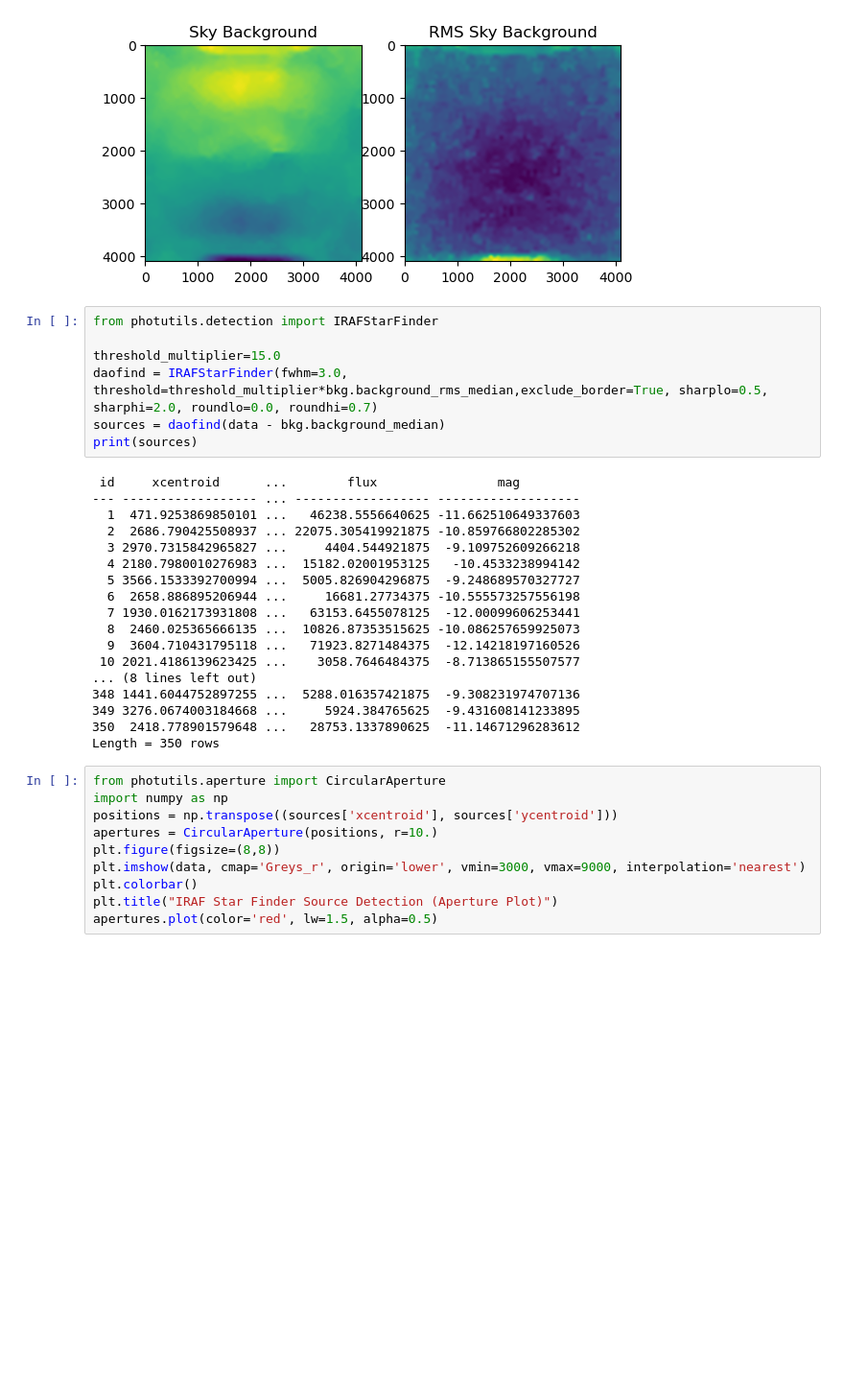
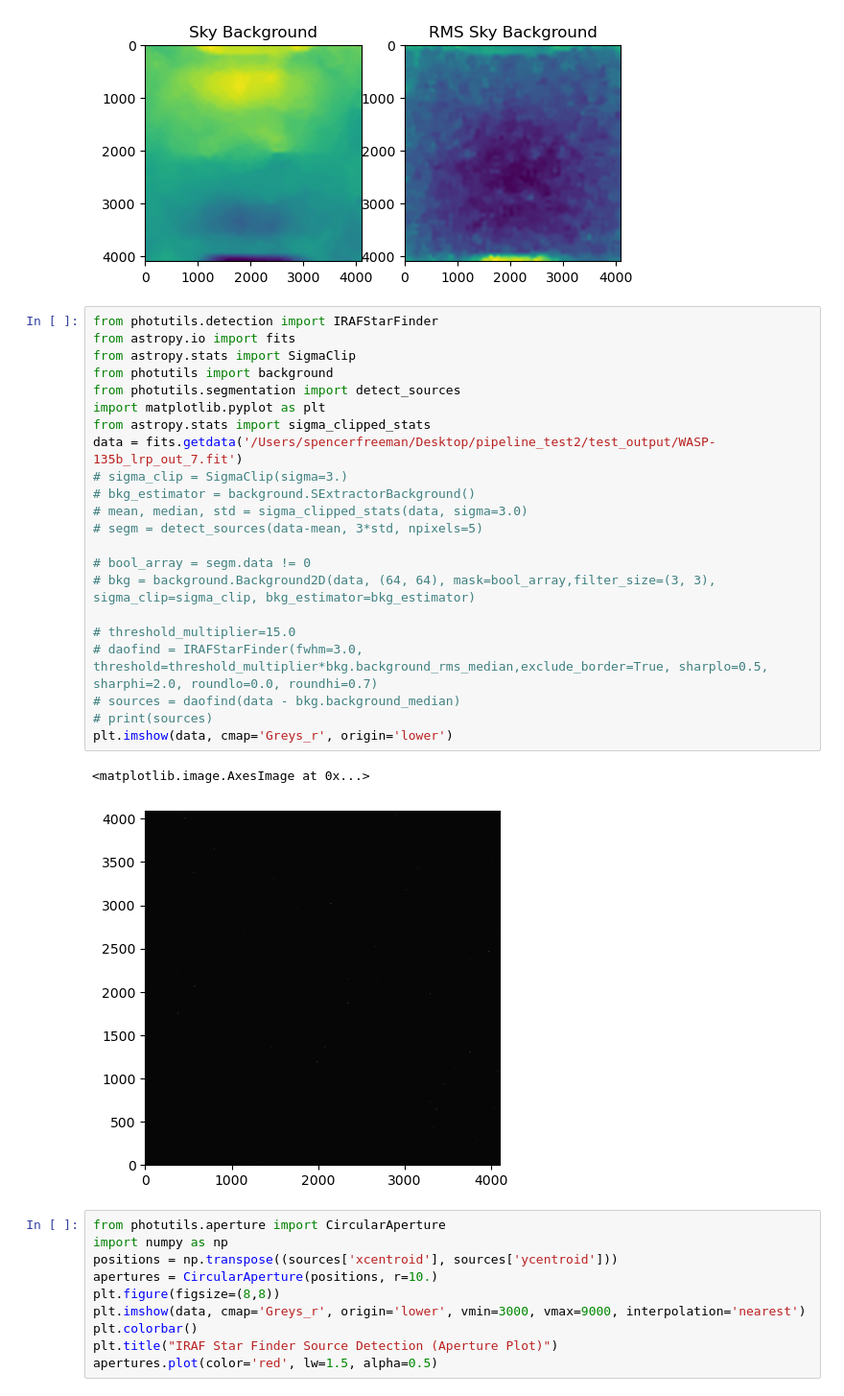
Before and after one commit to spencermfreeman/Astro_Fits_Pipeline, a Jupyter notebook: testing_notebooks/photometry.ipynb, the cells around one changed output. Shown: that part at 96% size. Drawn from its saved outputs; the diff is of its cells as text; blank space fills up the shorter version.

```diff
--- a/testing_notebooks/photometry.ipynb
+++ b/testing_notebooks/photometry.ipynb
@@ -55,29 +55,29 @@ axs[1].imshow(bkg.background_rms)
 [figure]
 # %%
 from photutils.detection import IRAFStarFinder
+from astropy.io import fits
+from astropy.stats import SigmaClip
+from photutils import background
+from photutils.segmentation import detect_sources
+import matplotlib.pyplot as plt
+from astropy.stats import sigma_clipped_stats
+data = fits.getdata('/Users/spencerfreeman/Desktop/pipeline_test2/test_output/WASP-135b_lrp_out_7.fit')
+# sigma_clip = SigmaClip(sigma=3.)
+# bkg_estimator = background.SExtractorBackground()
+# mean, median, std = sigma_clipped_stats(data, sigma=3.0)
+# segm = detect_sources(data-mean, 3*std, npixels=5)
 
-threshold_multiplier=15.0
-daofind = IRAFStarFinder(fwhm=3.0, threshold=threshold_multiplier*bkg.background_rms_median,exclude_border=True, sharplo=0.5, sharphi=2.0, roundlo=0.0, roundhi=0.7)
-sources = daofind(data - bkg.background_median)
-print(sources)
+# bool_array = segm.data != 0
+# bkg = background.Background2D(data, (64, 64), mask=bool_array,filter_size=(3, 3), sigma_clip=sigma_clip, bkg_estimator=bkg_estimator)
+
+# threshold_multiplier=15.0
+# daofind = IRAFStarFinder(fwhm=3.0, threshold=threshold_multiplier*bkg.background_rms_median,exclude_border=True, sharplo=0.5, sharphi=2.0, roundlo=0.0, roundhi=0.7)
+# sources = daofind(data - bkg.background_median)
+# print(sources)
+plt.imshow(data, cmap='Greys_r', origin='lower')
 # %% [output]
- id     xcentroid      ...        flux                mag
---- ------------------ ... ------------------ -------------------
-  1  471.9253869850101 ...   46238.5556640625 -11.662510649337603
-  2  2686.790425508937 ... 22075.305419921875 -10.859766802285302
-  3 2970.7315842965827 ...     4404.544921875  -9.109752609266218
-  4 2180.7980010276983 ...  15182.02001953125   -10.4533238994142
-  5 3566.1533392700994 ...  5005.826904296875  -9.248689570327727
-  6  2658.886895206944 ...     16681.27734375 -10.555573257556198
-  7 1930.0162173931808 ...   63153.6455078125  -12.00099606253441
-  8  2460.025365666135 ...  10826.87353515625 -10.086257659925073
-  9  3604.710431795118 ...   71923.8271484375  -12.14218197160526
- 10 2021.4186139623425 ...    3058.7646484375  -8.713865155507577
-... (8 lines left out)
-348 1441.6044752897255 ...  5288.016357421875  -9.308231974707136
-349 3276.0674003184668 ...     5924.384765625  -9.431608141233895
-350  2418.778901579648 ...   28753.1337890625  -11.14671296283612
-Length = 350 rows
+<matplotlib.image.AxesImage at 0x...>
+[figure, added]
 # %%
 from photutils.aperture import CircularAperture
 import numpy as np
```
Also changed, not shown: 5 other files.
